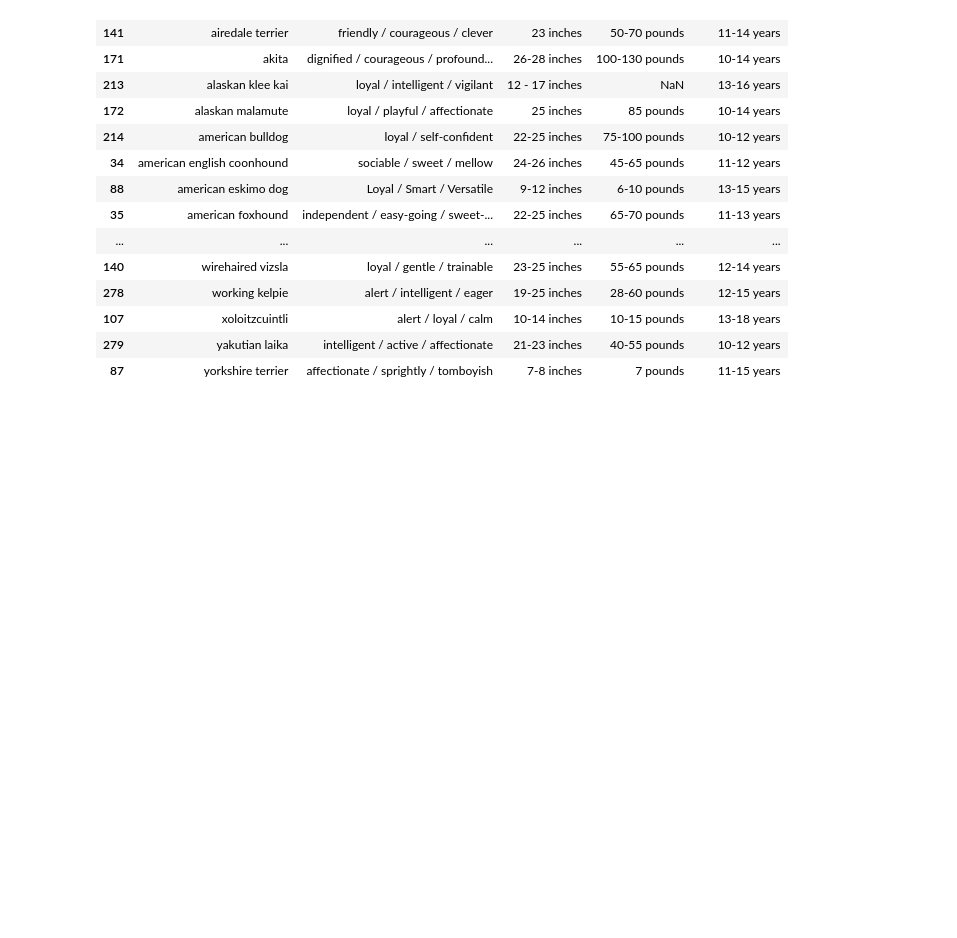
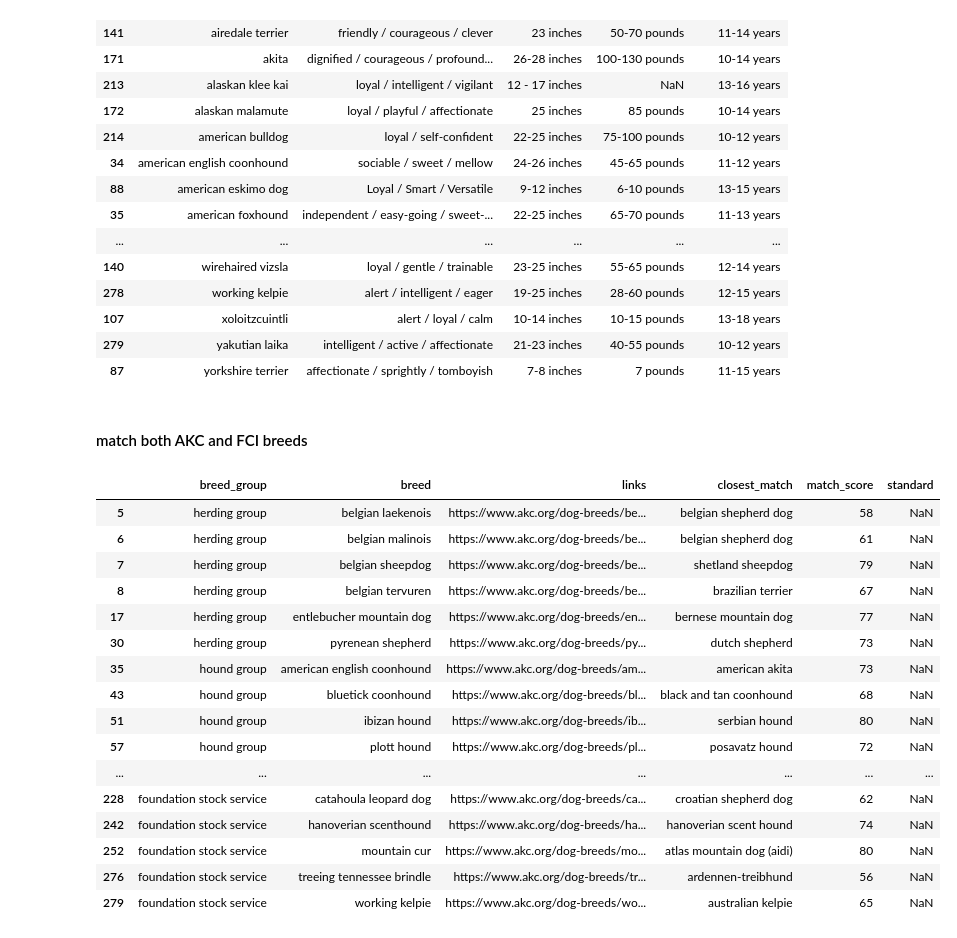
Before and after one commit to jonnross88/Springboard, a Jupyter notebook: u20_data_storytelling/websites_info.ipynb, the cells around one changed output. Cells and saved outputs as stored; diff of their text form; code cells hidden in the pictures; blank space fills up the shorter version.

```diff
--- a/u20_data_storytelling/websites_info.ipynb
+++ b/u20_data_storytelling/websites_info.ipynb
@@ -709,3 +717,59 @@ akc_physical_traits.sort_values("breed")
 | 107 | xoloitzcuintli | alert / loyal / calm | 10-14 inches | 10-15 pounds | 13-18 years |
 | 279 | yakutian laika | intelligent / active / affectionate | 21-23 inches | 40-55 pounds | 10-12 years |
 | 87 | yorkshire terrier | affectionate / sprightly / tomboyish | 7-8 inches | 7 pounds | 11-15 years |
+# %% [markdown]
+#### match both AKC and FCI breeds
+# %%
+# all_fci_names = fci_breeds_trans_df["alt_names"].tolist()
+
+standard_dict = {
+    row[1]["breed_en"]: row[1]["alt_names"] for row in fci_breeds_trans_df.iterrows()
+}
+
+
+all_fci_names = list(it.chain.from_iterable(fci_breeds_trans_df["alt_names"]))
+len(all_fci_names)
+
+# find the closest match for each breed in the akc breeds dataframe
+akc_breeds_df["closest_match"], akc_breeds_df["match_score"] = zip(
+    *akc_breeds_df["breed"].apply(
+        lambda x: match_breed_name(x, all_fci_names, scorer=fuzz.token_set_ratio)
+    )
+)
+akc_breeds_df.sort_values("match_score", ascending=False).drop(
+    columns=["links"]
+).reset_index()
+
+akc_breeds_df[akc_breeds_df["match_score"] > 90]["closest_match"]
+
+# if the match score is greater than 90,
+# then put the key from the standard_dict in the standard column for that row
+akc_breeds_df["standard"] = akc_breeds_df[akc_breeds_df["match_score"] > 80][
+    "closest_match"
+].apply(lambda x: [key for key, value in standard_dict.items() if x in value][0])
+
+
+akc_matches = akc_breeds_df[akc_breeds_df["standard"].notnull()]
+
+for row in akc_matches.iterrows():
+    standard_dict[row[1]["standard"]].append(row[1]["breed"])
+# %%
+akc_breeds_df[akc_breeds_df["standard"].isna()]
+# %% [output]
+|  | breed_group | breed | links | closest_match | match_score | standard |
+| 5 | herding group | belgian laekenois | https://www.akc.org/dog-breeds/be... | belgian shepherd dog | 58 | NaN |
+| 6 | herding group | belgian malinois | https://www.akc.org/dog-breeds/be... | belgian shepherd dog | 61 | NaN |
+| 7 | herding group | belgian sheepdog | https://www.akc.org/dog-breeds/be... | shetland sheepdog | 79 | NaN |
+| 8 | herding group | belgian tervuren | https://www.akc.org/dog-breeds/be... | brazilian terrier | 67 | NaN |
+| 17 | herding group | entlebucher mountain dog | https://www.akc.org/dog-breeds/en... | bernese mountain dog | 77 | NaN |
+| 30 | herding group | pyrenean shepherd | https://www.akc.org/dog-breeds/py... | dutch shepherd | 73 | NaN |
+| 35 | hound group | american english coonhound | https://www.akc.org/dog-breeds/am... | american akita | 73 | NaN |
+| 43 | hound group | bluetick coonhound | https://www.akc.org/dog-breeds/bl... | black and tan coonhound | 68 | NaN |
+| 51 | hound group | ibizan hound | https://www.akc.org/dog-breeds/ib... | serbian hound | 80 | NaN |
+| 57 | hound group | plott hound | https://www.akc.org/dog-breeds/pl... | posavatz hound | 72 | NaN |
+| ... | ... | ... | ... | ... | ... | ... |
+| 228 | foundation stock service | catahoula leopard dog | https://www.akc.org/dog-breeds/ca... | croatian shepherd dog | 62 | NaN |
+| 242 | foundation stock service | hanoverian scenthound | https://www.akc.org/dog-breeds/ha... | hanoverian scent hound | 74 | NaN |
+| 252 | foundation stock service | mountain cur | https://www.akc.org/dog-breeds/mo... | atlas mountain dog (aidi) | 80 | NaN |
+| 276 | foundation stock service | treeing tennessee brindle | https://www.akc.org/dog-breeds/tr... | ardennen-treibhund | 56 | NaN |
+| 279 | foundation stock service | working kelpie | https://www.akc.org/dog-breeds/wo... | australian kelpie | 65 | NaN |
```
Also changed, not shown: parts of 47 cells of this notebook, 4 other files.
